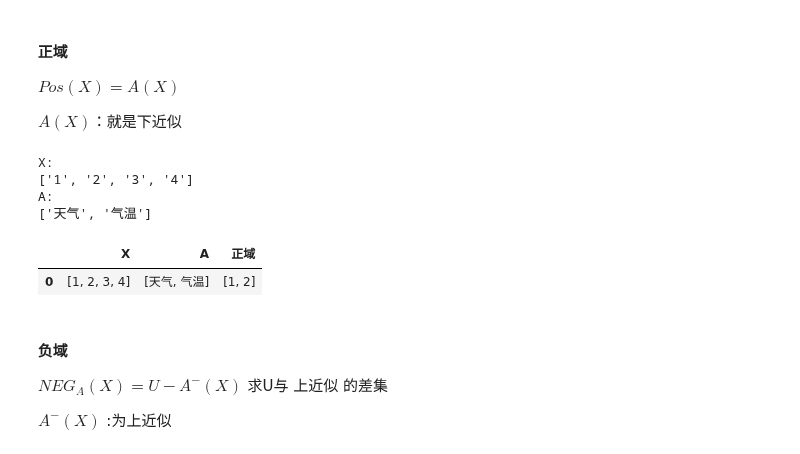
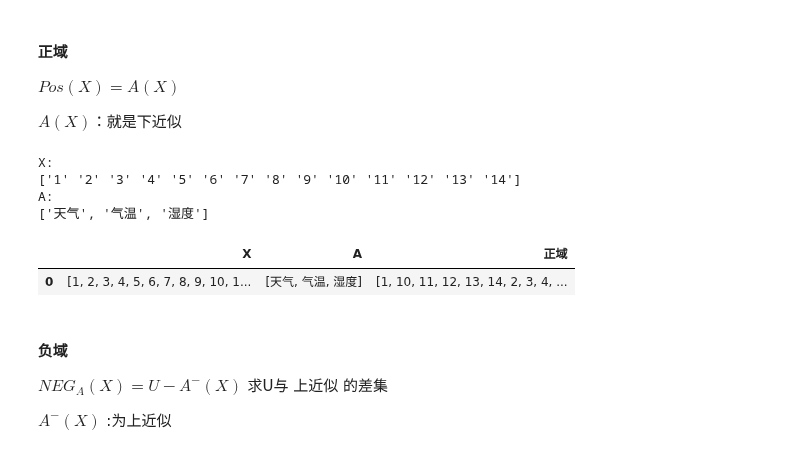
Before and after one commit to YiyaoZhang9527/Algorithm-class-at-Huai-Vocational-College, a Jupyter notebook: 数据预处理/特征选择/离散特征选择方法/粗糙集属性约减/粗糙集基础知识.ipynb, the cells around one changed output. Saved outputs shown, nothing was run; the diff lists cells and outputs as text; code cells hidden in the pictures.

```diff
--- a/数据预处理/特征选择/离散特征选择方法/粗糙集属性约减/粗糙集基础知识.ipynb
+++ b/数据预处理/特征选择/离散特征选择方法/粗糙集属性约减/粗糙集基础知识.ipynb
@@ -474,35 +474,36 @@ $ A(X) $：就是下近似
 # %%
 def Pos_A(U,X,R,A,out_dataframe=None):
     """正域
 
     Args:
         U (_type_): _description_
         X (_type_): _description_
         R (_type_): _description_
         A (_type_): _description_
         out_dataframe (_type_, optional): _description_. Defaults to None.
 
     Returns:
         _type_: _description_
     """
     A_lower = lower_approximation(U=U,X=X,R=R,A=A)['下近似']
     return_eq = {"X":[X],"A":[A],"正域":A_lower}
     if out_dataframe:
         return pd.DataFrame(return_eq)
     return return_eq
 
-X_case =  ["1","2","3","4"]
+X_case =  np.ravel(U[:,:1])
+
 print(f"X:\n{X_case}")
-A=["天气","气温"]
+A=["天气","气温","湿度"]
 print(f"A:\n{A}")
 Pos_A(U=U,X=X_case,R=R,A=A,out_dataframe=True)
 # %% [output]
 X:
-['1', '2', '3', '4']
+['1' '2' '3' '4' '5' '6' '7' '8' '9' '10' '11' '12' '13' '14']
 A:
-['天气', '气温']
+['天气', '气温', '湿度']
 |  | X | A | 正域 |
-| 0 | [1, 2, 3, 4] | [天气, 气温] | [1, 2] |
+| 0 | [1, 2, 3, 4, 5, 6, 7, 8, 9, 10, 1... | [天气, 气温, 湿度] | [1, 10, 11, 12, 13, 14, 2, 3, 4, ... |
 # %% [markdown]
 #### 负域
 
```
Also changed, not shown: parts of 9 cells of this notebook.
